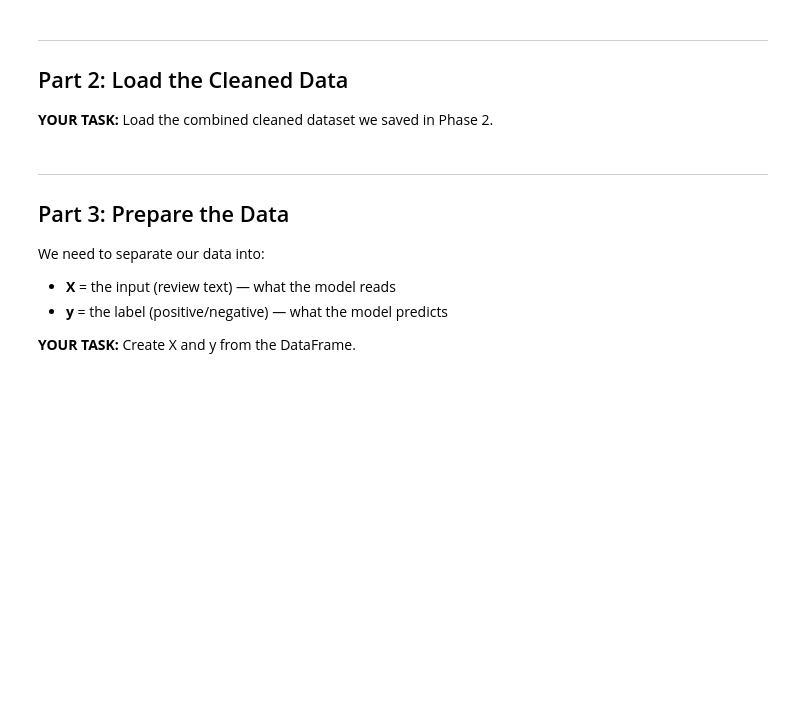
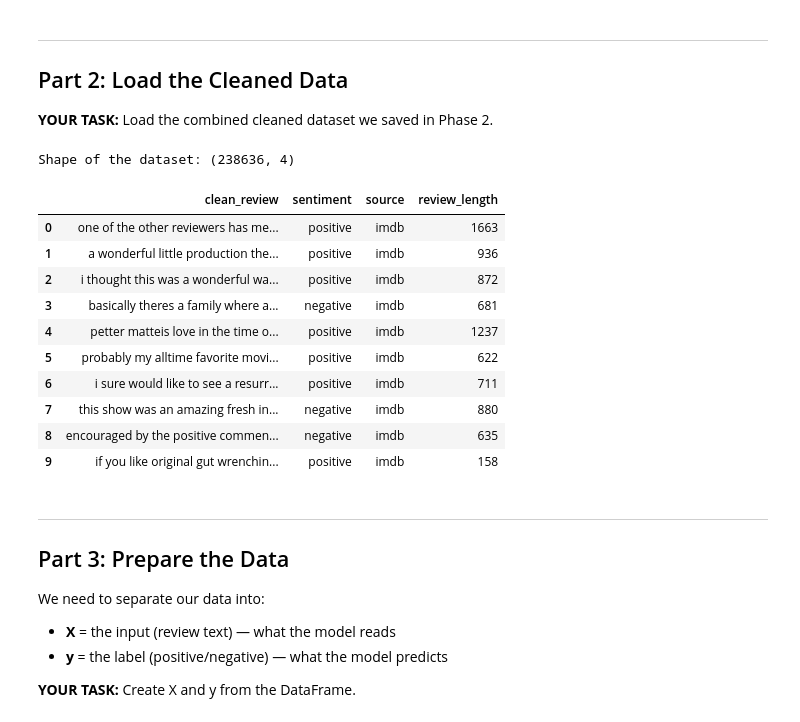
Before and after one commit to ogaga-ai/sentiment-analysis-project, a Jupyter notebook: notebooks/03_baseline_model.ipynb, the cells around one changed output. Saved outputs shown, nothing was run; the diff lists cells and outputs as text; code cells hidden in the pictures; blank space fills up the shorter version.

```diff
--- a/notebooks/03_baseline_model.ipynb
+++ b/notebooks/03_baseline_model.ipynb
@@ -46,13 +34,26 @@ from sklearn.metrics import classification_report, confusion_matrix, accuracy_sc
 
 **YOUR TASK:** Load the combined cleaned dataset we saved in Phase 2.
 # %%
-# Part 2: Load the cleaned data
-df = pd.read_csv(r'C:\Users\ogaga\OneDrive\Desktop\Everything AI and ML\sentiment-analysis-project\data\processed\combined_reviews_clean.csv')
-df = df.dropna(subset=['clean_review', 'sentiment'])
-df = df[df['clean_review'].str.strip() != '']
-
+# YOUR CODE: Load combined_reviews_clean.csv from data/processed/
+df = pd.read_csv('C:\\Users\\ogaga\\OneDrive\\Desktop\\Everything AI and ML\\sentiment-analysis-project\\data\\processed\\combined_reviews_clean.csv')
+df=df.dropna(subset=['clean_review', 'sentiment'])
+df=df[df['clean_review'].str.strip() != '']
+# Show the shape and first 5 rows
 print("Shape of the dataset:", df.shape)
-df.head()
+df.head(10)
+# %% [output]
+Shape of the dataset: (238636, 4)
+|  | clean_review | sentiment | source | review_length |
+| 0 | one of the other reviewers has me... | positive | imdb | 1663 |
+| 1 | a wonderful little production the... | positive | imdb | 936 |
+| 2 | i thought this was a wonderful wa... | positive | imdb | 872 |
+| 3 | basically theres a family where a... | negative | imdb | 681 |
+| 4 | petter matteis love in the time o... | positive | imdb | 1237 |
+| 5 | probably my alltime favorite movi... | positive | imdb | 622 |
+| 6 | i sure would like to see a resurr... | positive | imdb | 711 |
+| 7 | this show was an amazing fresh in... | negative | imdb | 880 |
+| 8 | encouraged by the positive commen... | negative | imdb | 635 |
+| 9 | if you like original gut wrenchin... | positive | imdb | 158 |
 # %% [markdown]
 ---
 ## Part 3: Prepare the Data
```
Also changed, not shown: parts of 10 cells of this notebook, 2 other files.
